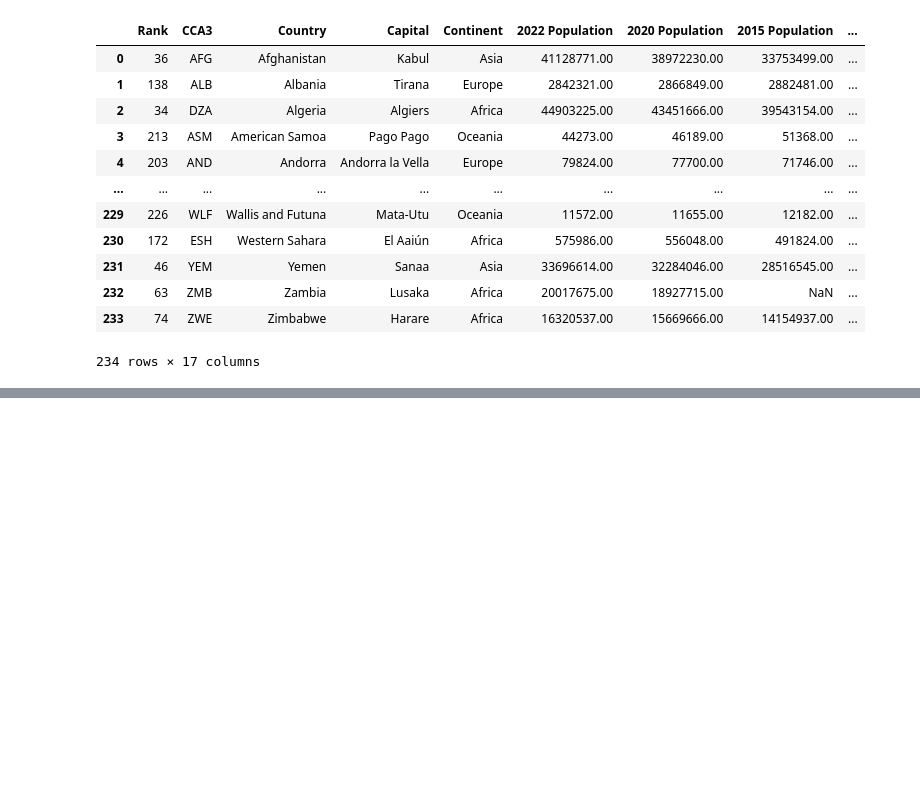
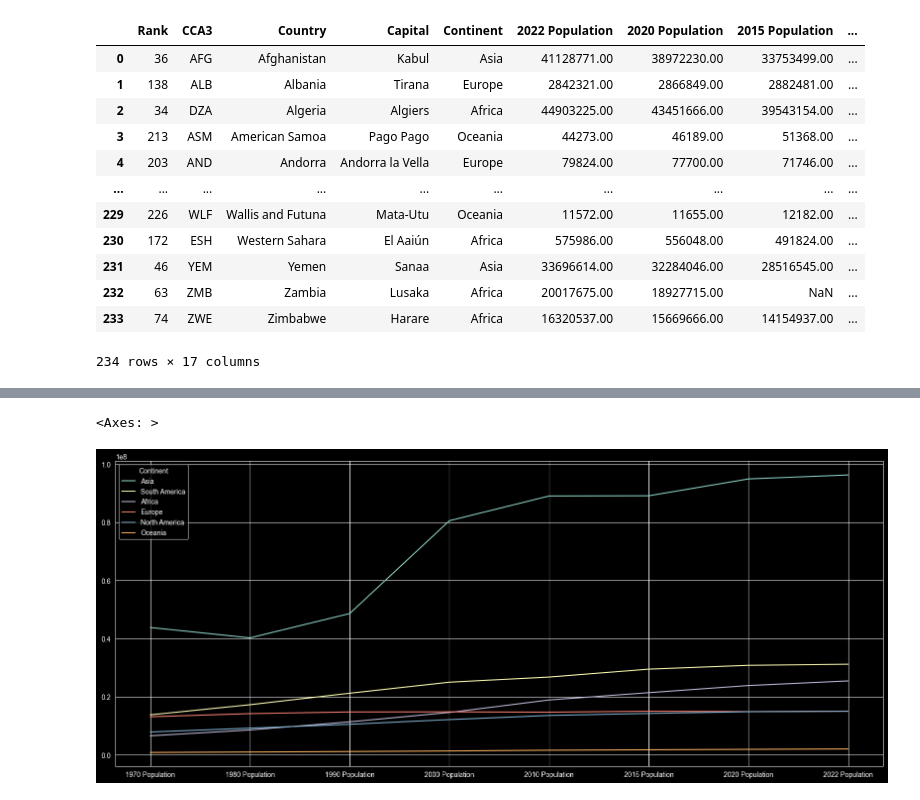
Before and after one commit to krasigarev/Exploratory-Data-Analysis-in-Pandas, a Jupyter notebook: EDA_project_1.ipynb, the cells around one changed output, grey strips where cells are left out. Drawn from its saved outputs; the diff is of its cells as text; code cells hidden in the pictures; blank space fills up the shorter version.

```diff
--- a/EDA_project_1.ipynb
+++ b/EDA_project_1.ipynb
@@ -233,0 +367,3 @@ df
+# %%
+df3 = df2.transpose()
+df3
@@ -233,0 +380,5 @@ df
+# %%
+df3.plot()
+# %% [output]
+<Axes: >
+[figure, added]
```
Also changed, not shown: parts of 16 cells of this notebook.
